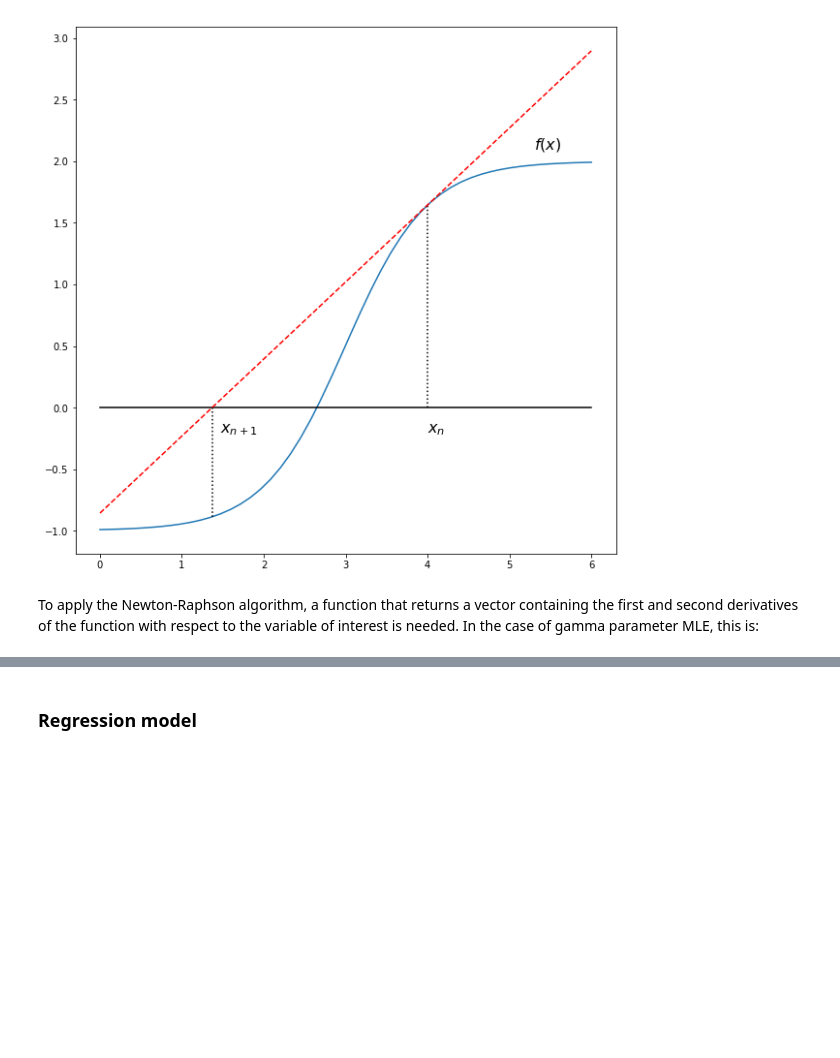
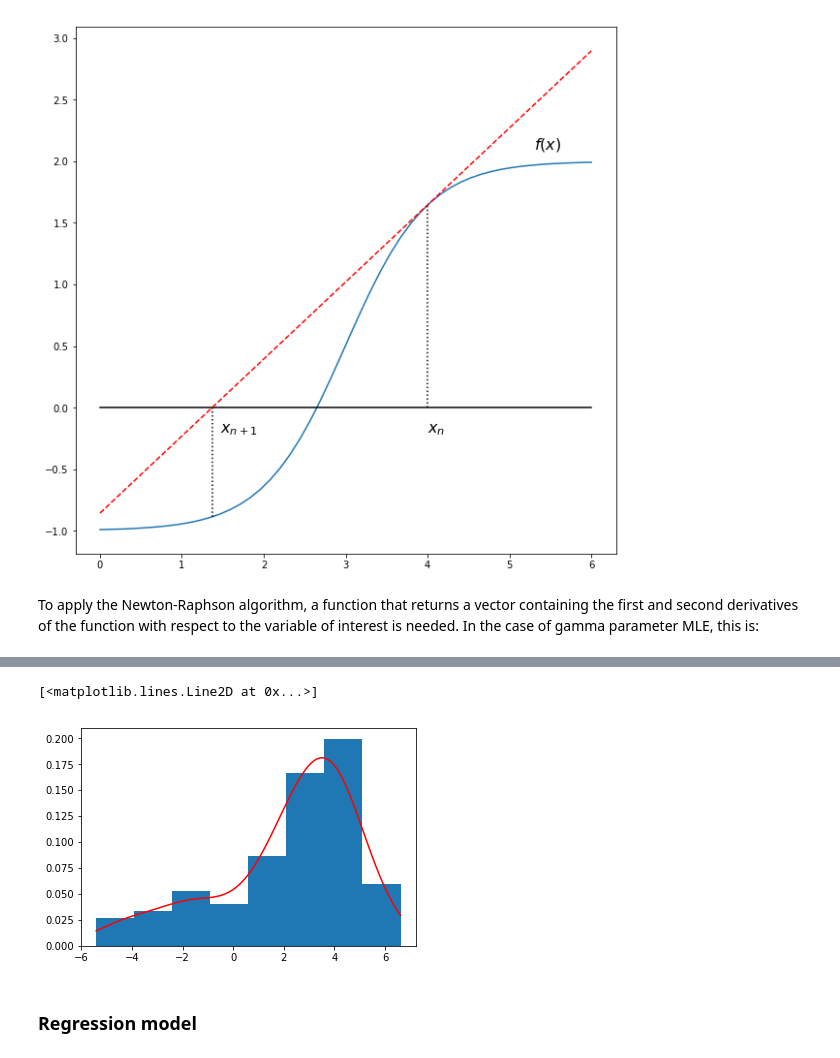
Before and after one commit to yueying-teng/STAT, a Jupyter notebook: statistical model.ipynb, the cells around one changed output, grey strips where cells are left out. Drawn from its saved outputs; the diff is of its cells as text; code cells hidden in the pictures; blank space fills up the shorter version.

```diff
--- a/statistical model.ipynb
+++ b/statistical model.ipynb
@@ -378,2 +480,12 @@ To apply the Newton-Raphson algorithm, a function that returns a vector containi
+# %%
+from scipy.stats import kde
+
+density = kde.gaussian_kde(x)
+xgrid = np.linspace(x.min(), x.max(), 100)
+plt.hist(x, bins =8, normed = True)
+plt.plot(xgrid, density(xgrid), "r-")
+# %% [output]
+[<matplotlib.lines.Line2D at 0x...>]
+[figure, added]
 # %% [markdown]
 ### Regression model
```
Also changed, not shown: parts of 27 cells of this notebook.
